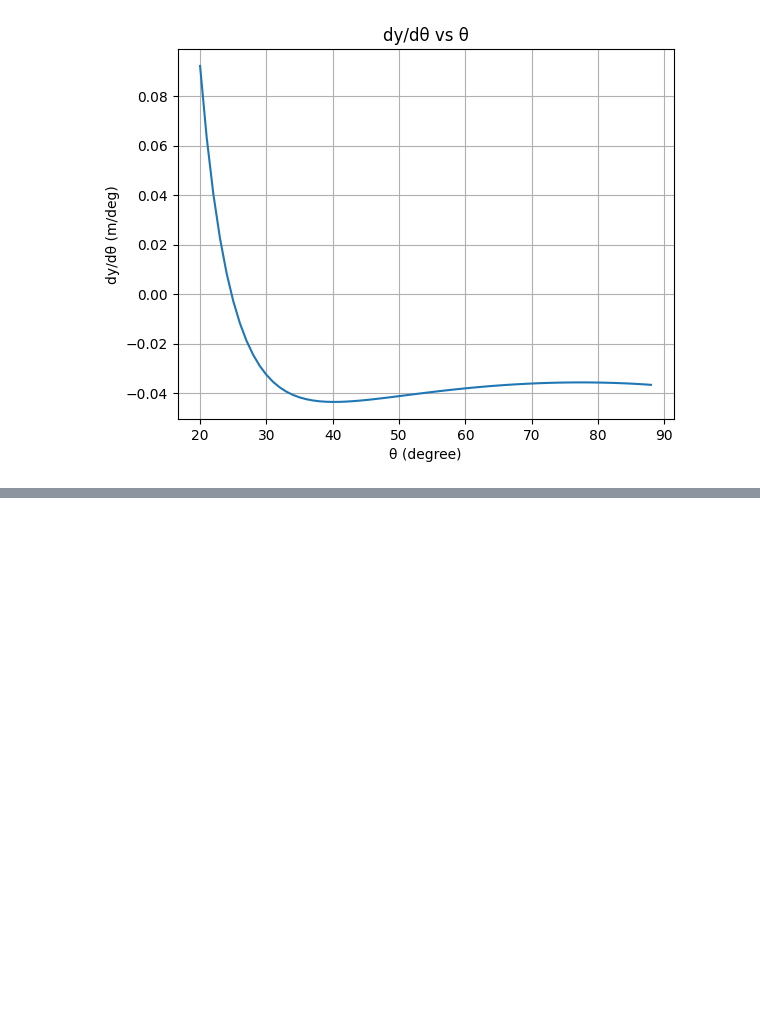
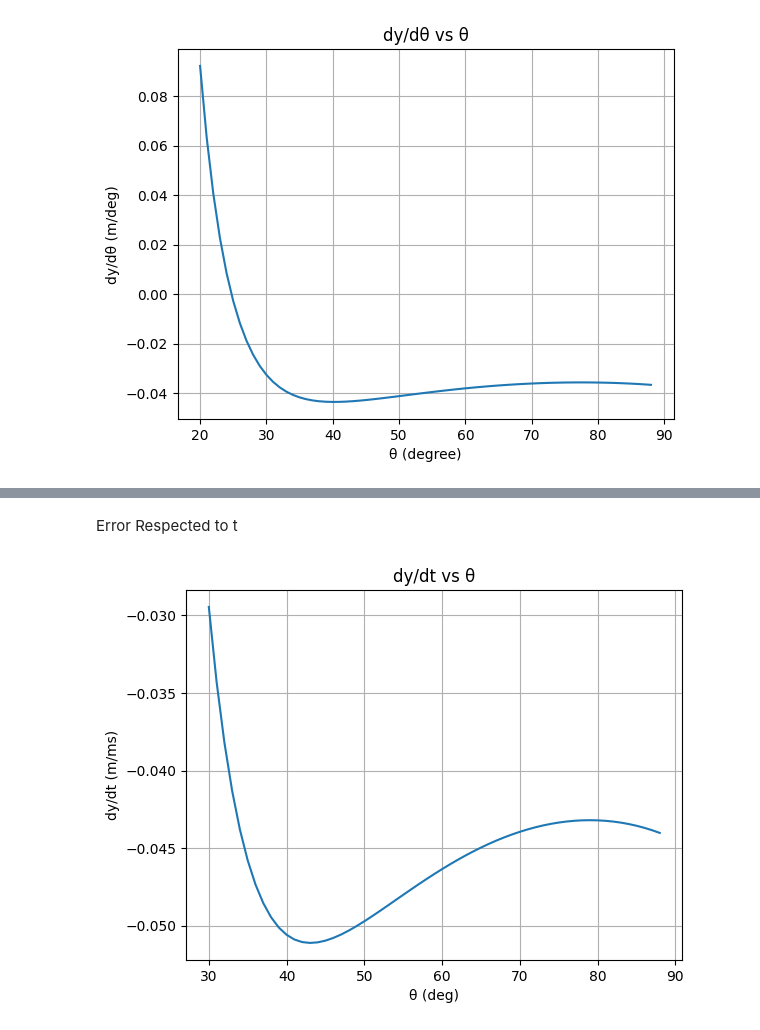
Before and after one commit to lyDevper/Ball-Launcher-Calc, a Jupyter notebook: BCA_projectile_calc.ipynb, the cells around one changed output, grey strips where cells are left out. Cells and saved outputs as stored; diff of their text form; code cells hidden in the pictures; blank space fills up the shorter version.

```diff
--- a/BCA_projectile_calc.ipynb
+++ b/BCA_projectile_calc.ipynb
@@ -129,0 +139,20 @@ plt.show()
+# %% [markdown]
+Error Respected to t
+# %%
+# dt is the error int time that may cause the error to θ and y
+
+def dy_dt(theta, x=x_f) :
+    return omega * dy_dtheta(theta, x)
+
+# plot dy/dt vs theta from 1 to 89 degree in m/ms
+theta_l = np.arange(30, 89, 1)
+dy_dt_l = [dy_dt(theta_i*math.pi/180) for theta_i in theta_l]
+dy_dt_l = [dy_dt_i / 1000 for dy_dt_i in dy_dt_l] # m/ms
+plt.plot(theta_l, dy_dt_l)
+plt.xlabel('θ (deg)')
+plt.ylabel('dy/dt (m/ms)')
+plt.title('dy/dt vs θ')
+plt.grid()
+plt.show()
+# %% [output]
+[figure, added]
```
Also changed, not shown: parts of 6 cells of this notebook, 1 other file.
